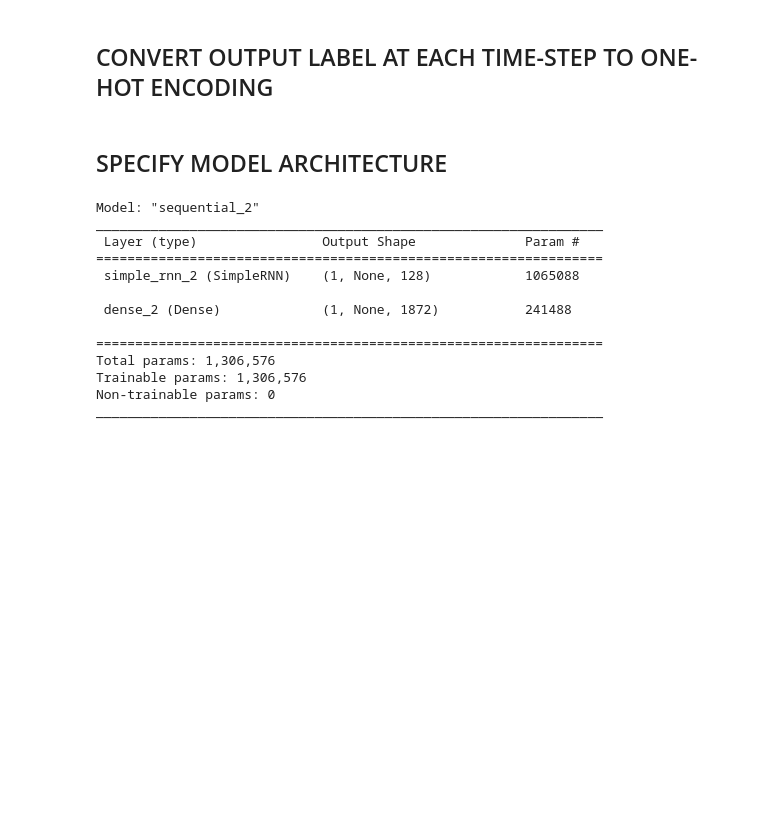
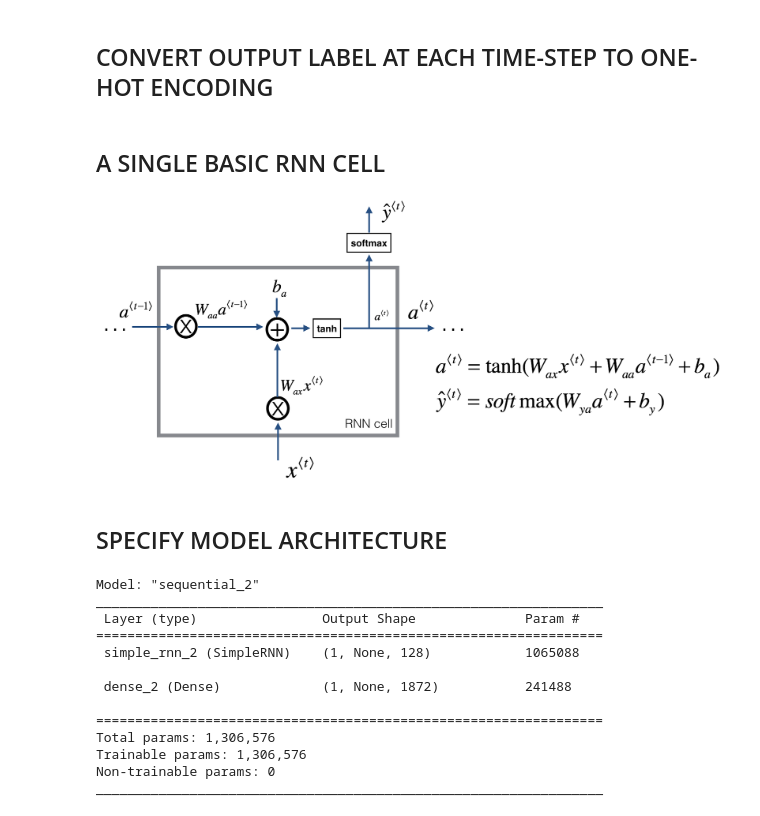
Before and after one commit to amoghparab1610/Automatic_Piano_Note_Generation_Project, a Jupyter notebook: rnn.ipynb, the cells around one changed output. Saved outputs shown, nothing was run; the diff lists cells and outputs as text; code cells hidden in the pictures; blank space fills up the shorter version.

```diff
--- a/rnn.ipynb
+++ b/rnn.ipynb
@@ -61,3 +79,9 @@ output = np.array(output_one_hot)
+# %% [markdown]
+## A SINGLE BASIC RNN CELL
+# %%
+Image("images/rnn_vanilla.png")
+# %% [output]
+[figure, added]
 # %% [markdown]
 ## SPECIFY MODEL ARCHITECTURE
 # %%
```
Also changed, not shown: parts of 15 cells of this notebook, 3 other files.
